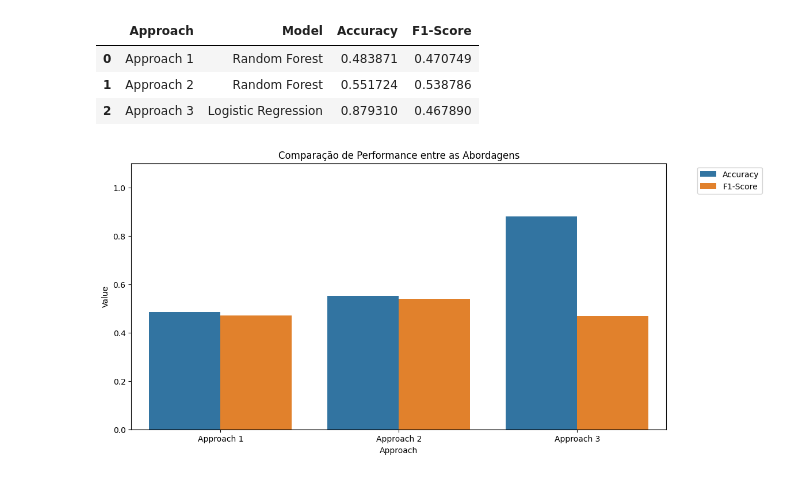
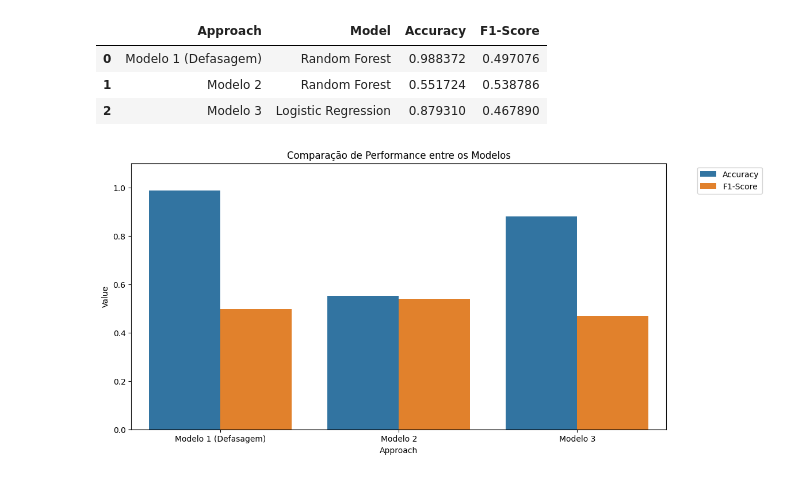
Before and after one commit to ordepzero/tech_challenger_5_mlops_e2e, a Jupyter notebook: notebooks/06_model.ipynb, the cells around one changed output. Saved outputs shown, nothing was run; the diff lists cells and outputs as text; code cells hidden in the pictures.

```diff
--- a/notebooks/06_model.ipynb
+++ b/notebooks/06_model.ipynb
@@ -120,20 +145,21 @@ training_df_2 = store.get_historical_features(
     ]
 ).to_df()
 
-print("Leitura da Feature Store (Abordagem 2):")
-display(training_df_2.head())
-
 X2 = training_df_2.drop(columns=['registro_unico', 'event_timestamp']).fillna(0)
 y2 = df_2023['defasagem_negativa']
 
 X_train2, X_test2, y_train2, y_test2 = train_test_split(X2, y2, test_size=0.2, random_state=SEED)
 
-with mlflow.start_run(run_name="Approach_2_RF"):
+with mlflow.start_run(run_name="Modelo_2_RF") as run:
     rf2 = RandomForestClassifier(n_estimators=100, random_state=SEED)
     rf2.fit(X_train2, y_train2)
     y_pred2 = rf2.predict(X_test2)
     acc2 = accuracy_score(y_test2, y_pred2)
     f1_2 = f1_score(y_test2, y_pred2, average='macro', zero_division=0)
-    results.append({"Approach": "Approach 2", "Model": "Random Forest", "Accuracy": acc2, "F1-Score": f1_2})
-    print(f"Approach 2 - RF Accuracy: {acc2:.4f}, F1-Score: {f1_2:.4f}")
+    results.append({"Approach": "Modelo 2", "Model": "Random Forest", "Accuracy": acc2, "F1-Score": f1_2})
+    print(f"Modelo 2 - RF Accuracy: {acc2:.4f}, F1-Score: {f1_2:.4f}")
+
+    # Registro explícito no Model Registry
+    model_uri = f"runs:/{run.info.run_id}/model"
+    mlflow.register_model(model_uri, "Passos_Magicos_Modelo_2")
 # %% [output]
@@ -164,22 +186,22 @@ training_df_3 = store.get_historical_features(
     ]
 ).to_df()
 
-print("Leitura da Feature Store (Abordagem 3):")
-display(training_df_3.head())
-
 df_2024['target_global'] = (df_2024['qtd_defasagem'] > 0).astype(int)
-
 X3 = training_df_3.drop(columns=['registro_unico', 'event_timestamp']).fillna(0)
 y3 = df_2024['target_global']
 
 X_train3, X_test3, y_train3, y_test3 = train_test_split(X3, y3, test_size=0.2, random_state=SEED)
 
-with mlflow.start_run(run_name="Approach_3_LR"):
+with mlflow.start_run(run_name="Modelo_3_LR") as run:
     lr = LogisticRegression(max_iter=1000, random_state=SEED)
     lr.fit(X_train3, y_train3)
     y_pred3 = lr.predict(X_test3)
     acc3 = accuracy_score(y_test3, y_pred3)
     f1_3 = f1_score(y_test3, y_pred3, average='macro', zero_division=0)
-    results.append({"Approach": "Approach 3", "Model": "Logistic Regression", "Accuracy": acc3, "F1-Score": f1_3})
-    print(f"Approach 3 - LR Accuracy: {acc3:.4f}, F1-Score: {f1_3:.4f}")
+    results.append({"Approach": "Modelo 3", "Model": "Logistic Regression", "Accuracy": acc3, "F1-Score": f1_3})
+    print(f"Modelo 3 - LR Accuracy: {acc3:.4f}, F1-Score: {f1_3:.4f}")
+
+    # Registro explícito no Model Registry
+    model_uri = f"runs:/{run.info.run_id}/model"
+    mlflow.register_model(model_uri, "Passos_Magicos_Modelo_3")
 # %% [output]
@@ -215,17 +233,17 @@ Para elevar o F1-Score na Abordagem 3 e aumentar a confiabilidade geral:
 # %%
 df_results = pd.DataFrame(results)
 display(df_results)
 
 plt.figure(figsize=(12, 6))
 sns.barplot(data=df_results.melt(id_vars=['Approach', 'Model'], var_name='Metric', value_name='Value'),
             x="Approach", y="Value", hue="Metric")
-plt.title("Comparação de Performance entre as Abordagens")
+plt.title("Comparação de Performance entre os Modelos")
 plt.ylim(0, 1.1)
 plt.legend(bbox_to_anchor=(1.05, 1), loc='upper left')
 plt.show()
 # %% [output]
 |  | Approach | Model | Accuracy | F1-Score |
-| 0 | Approach 1 | Random Forest | 0.483871 | 0.470749 |
-| 1 | Approach 2 | Random Forest | 0.551724 | 0.538786 |
-| 2 | Approach 3 | Logistic Regression | 0.879310 | 0.467890 |
+| 0 | Modelo 1 (Defasagem) | Random Forest | 0.988372 | 0.497076 |
+| 1 | Modelo 2 | Random Forest | 0.551724 | 0.538786 |
+| 2 | Modelo 3 | Logistic Regression | 0.879310 | 0.467890 |
-[figure, old version]
+[figure, new version]
```
Also changed, not shown: parts of 9 cells of this notebook, 36 other files.
